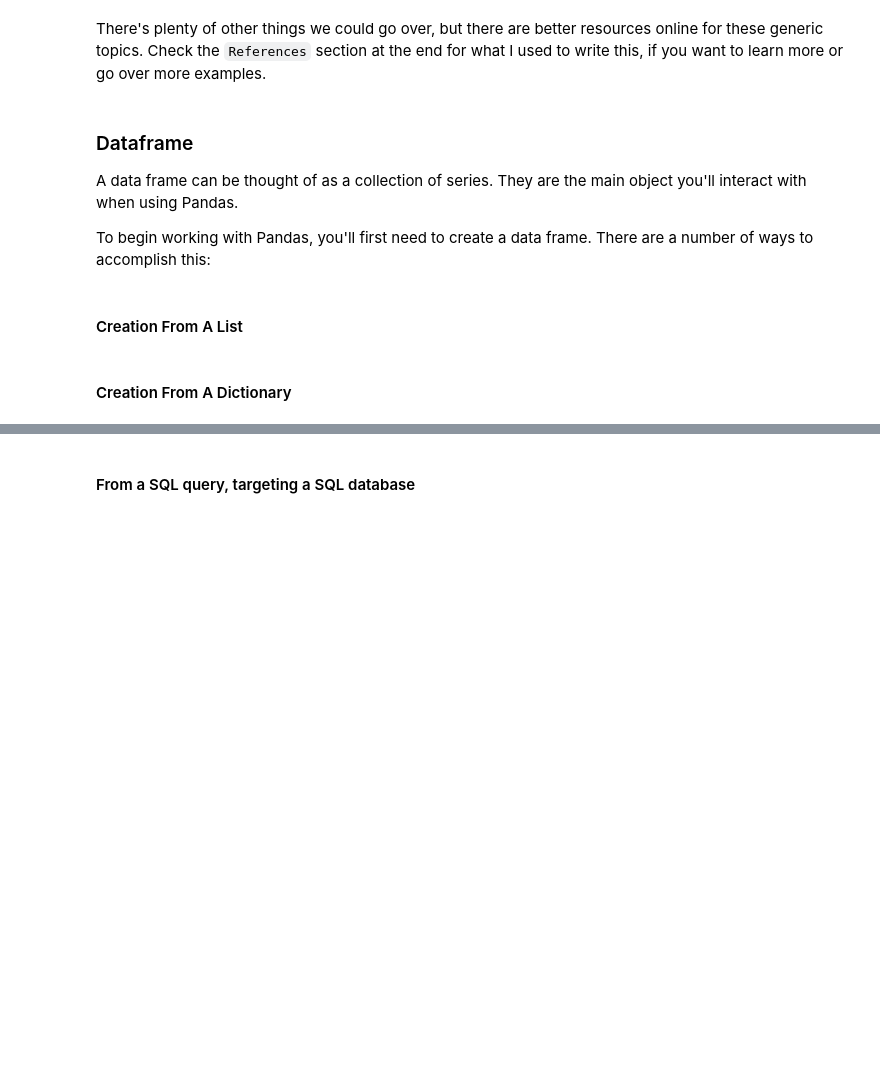
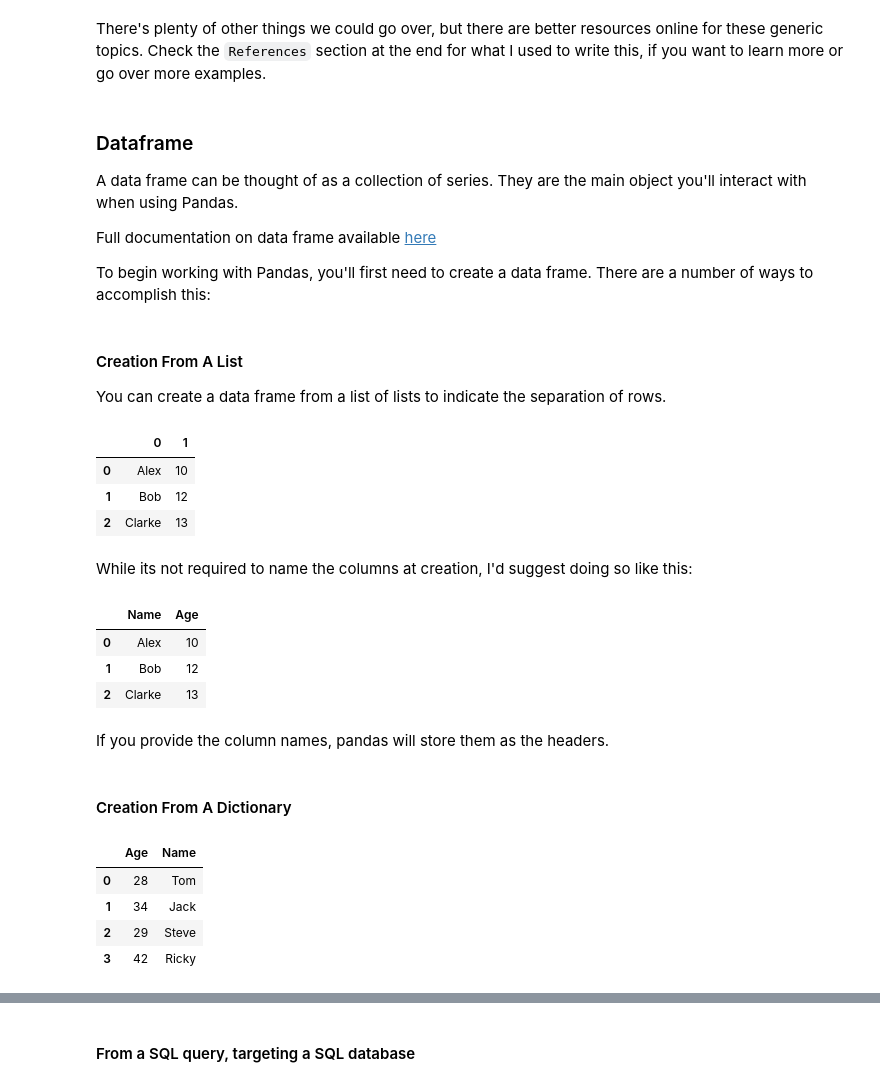
Before and after one commit to GregHilston/ds_pandas_presentation, a Jupyter notebook: Untitled.ipynb, the cells around one changed output, grey strips where cells are left out. Cells and saved outputs as stored; diff of their text form; code cells hidden in the pictures; blank space fills up the shorter version.

```diff
--- a/Untitled.ipynb
+++ b/Untitled.ipynb
@@ -73,8 +80,47 @@ There's plenty of other things we could go over, but there are better resources
 
 A data frame can be thought of as a collection of series. They are the main object you'll interact with when using Pandas.
 
+Full documentation on data frame available [here](https://pandas.pydata.org/pandas-docs/version/0.24/reference/frame.html)
+
 To begin working with Pandas, you'll first need to create a data frame. There are a number of ways to accomplish this:
-# %% [markdown]
-#### Creation From A List
+# %% [markdown]
+#### Creation From A List
+
+You can create a data frame from a list of lists to indicate the separation of rows.
+# %%
+data = [['Alex',10],['Bob',12],['Clarke',13]]
+df = pd.DataFrame(data)
+
+df
+# %% [output]
+|  | 0 | 1 |
+| 0 | Alex | 10 |
+| 1 | Bob | 12 |
+| 2 | Clarke | 13 |
+# %% [markdown]
+While its not required to name the columns at creation, I'd suggest doing so like this:
+# %%
+data = [['Alex',10],['Bob',12],['Clarke',13]]
+df = pd.DataFrame(data, columns=["Name", "Age"])
+
+df
+# %% [output]
+|  | Name | Age |
+| 0 | Alex | 10 |
+| 1 | Bob | 12 |
+| 2 | Clarke | 13 |
+# %% [markdown]
+If you provide the column names, pandas will store them as the headers.
 # %% [markdown]
 #### Creation From A Dictionary
+# %%
+data = {'Name':['Tom', 'Jack', 'Steve', 'Ricky'],'Age':[28,34,29,42]}
+df = pd.DataFrame(data)
+
+df
+# %% [output]
+|  | Age | Name |
+| 0 | 28 | Tom |
+| 1 | 34 | Jack |
+| 2 | 29 | Steve |
+| 3 | 42 | Ricky |
```
Also changed, not shown: parts of 29 cells of this notebook, 1 other file.
